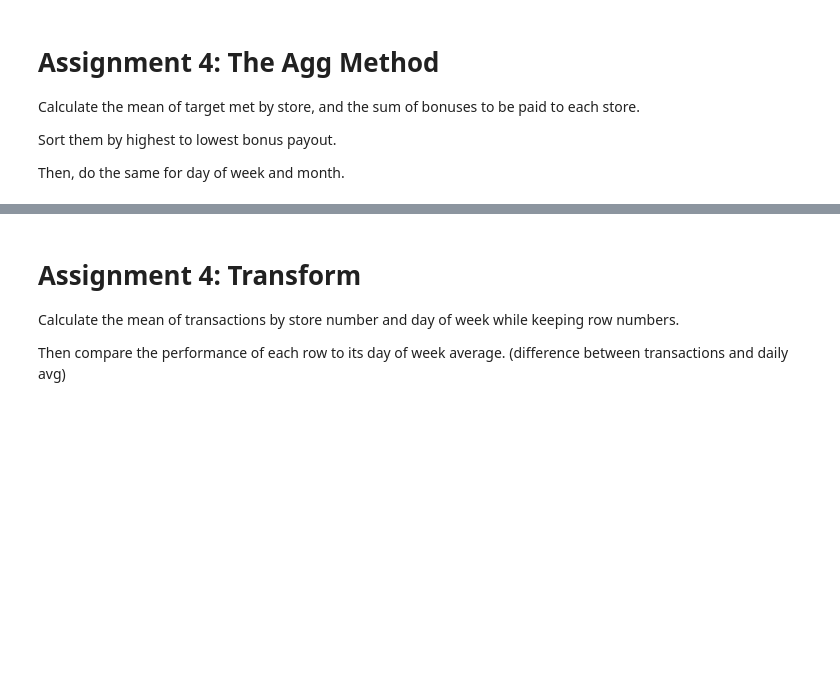
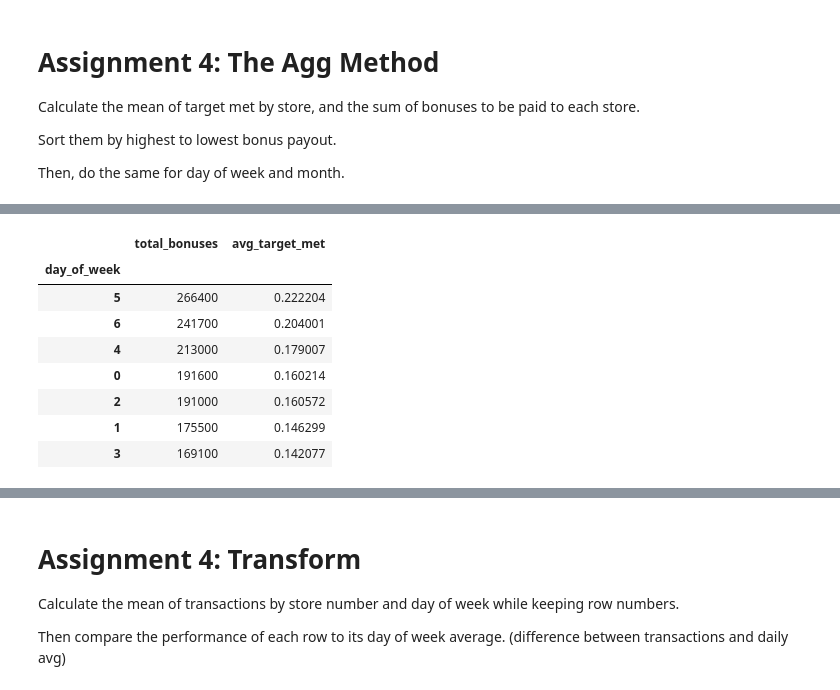
Before and after one commit to atsianis/DataframeAggregations, a Jupyter notebook: section04_aggregations.ipynb, the cells around one changed output, grey strips where cells are left out. Saved outputs shown, nothing was run; the diff lists cells and outputs as text; code cells hidden in the pictures; blank space fills up the shorter version.

```diff
--- a/section04_aggregations.ipynb
+++ b/section04_aggregations.ipynb
@@ -185,0 +219,17 @@ transactions.head()
+# %%
+(transactions
+ .groupby("day_of_week")
+ .agg(
+     total_bonuses = ("bonus_payable", "sum"),
+     avg_target_met = ("met_target", "mean"))
+ .sort_values("total_bonuses", ascending=False))
+# %% [output]
+|  | total_bonuses | avg_target_met |
+| day_of_week |  |  |
+| 5 | 266400 | 0.222204 |
+| 6 | 241700 | 0.204001 |
+| 4 | 213000 | 0.179007 |
+| 0 | 191600 | 0.160214 |
+| 2 | 191000 | 0.160572 |
+| 1 | 175500 | 0.146299 |
+| 3 | 169100 | 0.142077 |
```
Also changed, not shown: parts of 3 cells of this notebook.
